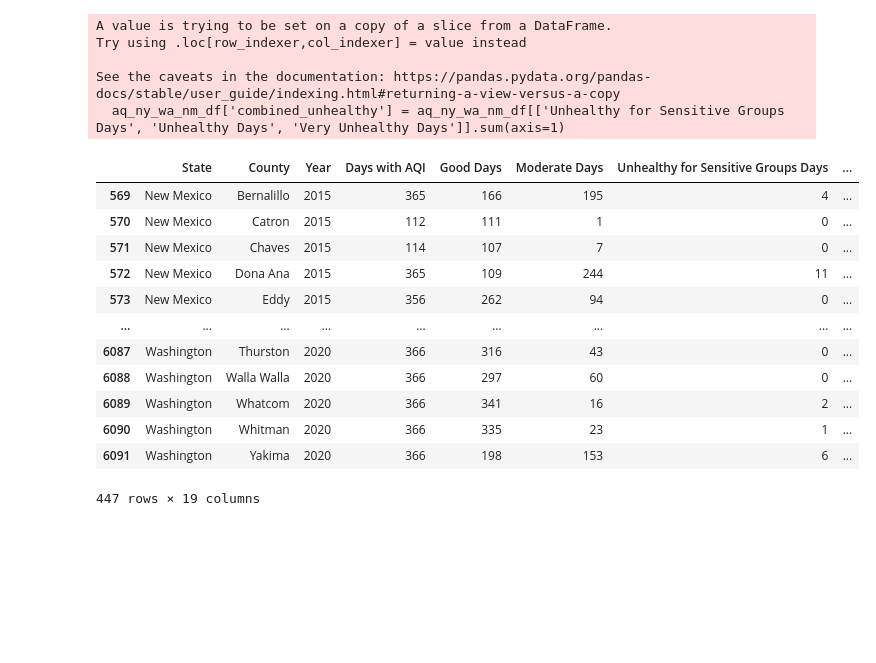
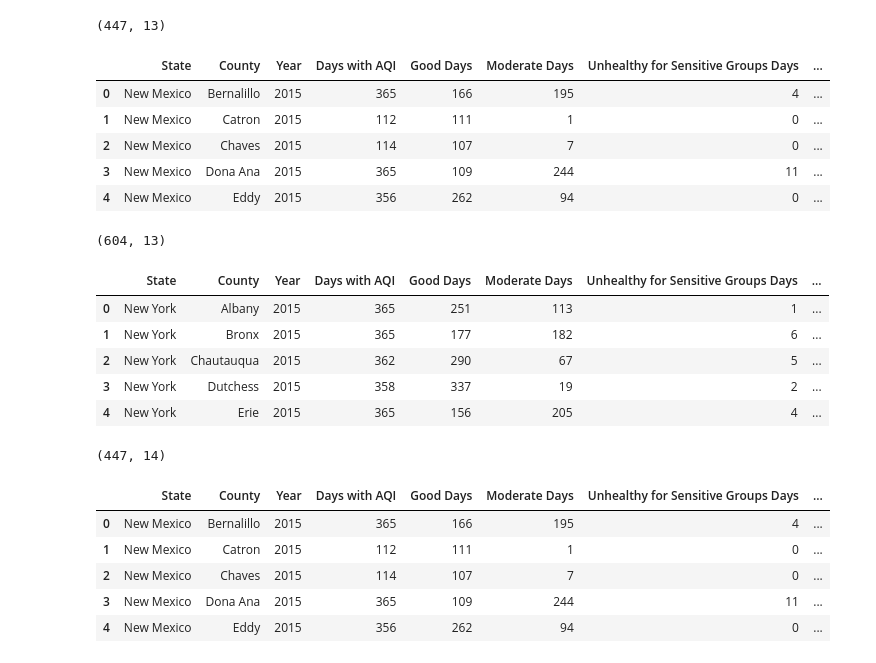
Before and after one commit to harrismhurley/python_project_1, a Jupyter notebook: main.ipynb, the cells around one changed output. Saved outputs shown, nothing was run; the diff lists cells and outputs as text; code cells hidden in the pictures; blank space fills up the shorter version.

```diff
--- a/main.ipynb
+++ b/main.ipynb
@@ -22,7 +22,8 @@ from pathlib import Path
 import seaborn as sns
 import matplotlib.pyplot as plt
 # %%
-# Read in Air Quality data
-aq_df = pd.read_csv('/content/county_annual_aqi.csv')
-aq_df
+# Read in Air Quality data by county
+aqi_county_2015_2020_df = pd.read_csv('/content/county_annual_aqi.csv')
+display(aqi_county_2015_2020_df.shape)
+display(aqi_county_2015_2020_df.head())
 # %% [output]
@@ -135,0 +145,6 @@ aq_ny_wa_nm_df
+# %%
+# Narrow the AQI by county data to Washington, New York, and New Mexico
+aqi_county_WA_NY_NM_df = aqi_county_2015_2020_df.loc[(aqi_county_2015_2020_df['State'] == 'New York') | (aqi_county_2015_2020_df['State'] == 'Washington') | (aqi_county_2015_2020_df['State'] == 'New Mexico')]
+aqi_county_WA_NY_NM_df.reset_index(drop=True, inplace=True)
+display(aqi_county_WA_NY_NM_df.shape)
+display(aqi_county_WA_NY_NM_df.head())
@@ -164,22 +176,38 @@ memory usage: 62.9+ KB
+# %%
+# Remove unwanted columns
+aqi_county_WA_NY_NM_df = aqi_county_WA_NY_NM_df.drop(columns=['Days CO', 'Days NO2', 'Days Ozone', 'Days PM2.5', 'Days PM10'], axis=1)
+display(aqi_county_WA_NY_NM_df.shape)
+display(aqi_county_WA_NY_NM_df.head())
+# %% [output]
+(447, 13)
+|  | State | County | Year | Days with AQI | Good Days | Moderate Days | Unhealthy for Sensitive Groups Days | ... |
+| 0 | New Mexico | Bernalillo | 2015 | 365 | 166 | 195 | 4 | ... |
+| 1 | New Mexico | Catron | 2015 | 112 | 111 | 1 | 0 | ... |
+| 2 | New Mexico | Chaves | 2015 | 114 | 107 | 7 | 0 | ... |
+| 3 | New Mexico | Dona Ana | 2015 | 365 | 109 | 244 | 11 | ... |
+| 4 | New Mexico | Eddy | 2015 | 356 | 262 | 94 | 0 | ... |
+# %%
+# Remove unwanted columns
+aqi_county_WA_NY_TX_df = aqi_county_WA_NY_TX_df.drop(columns=['Days CO', 'Days NO2', 'Days Ozone', 'Days PM2.5', 'Days PM10'], axis=1)
+display(aqi_county_WA_NY_TX_df.shape)
+display(aqi_county_WA_NY_TX_df.head())
+# %% [output]
+(604, 13)
+|  | State | County | Year | Days with AQI | Good Days | Moderate Days | Unhealthy for Sensitive Groups Days | ... |
+| 0 | New York | Albany | 2015 | 365 | 251 | 113 | 1 | ... |
+| 1 | New York | Bronx | 2015 | 365 | 177 | 182 | 6 | ... |
+| 2 | New York | Chautauqua | 2015 | 362 | 290 | 67 | 5 | ... |
+| 3 | New York | Dutchess | 2015 | 358 | 337 | 19 | 2 | ... |
+| 4 | New York | Erie | 2015 | 365 | 156 | 205 | 4 | ... |
 # %%
-aq_ny_wa_nm_df['combined_unhealthy'] = aq_ny_wa_nm_df[['Unhealthy for Sensitive Groups Days', 'Unhealthy Days', 'Very Unhealthy Days']].sum(axis=1)
-aq_ny_wa_nm_df
+aqi_county_WA_NY_NM_df['combined unhealthy days'] = aqi_county_WA_NY_NM_df[['Unhealthy for Sensitive Groups Days', 'Unhealthy Days', 'Very Unhealthy Days']].sum(axis=1)
+display(aqi_county_WA_NY_NM_df.shape)
+display(aqi_county_WA_NY_NM_df.head())
 # %% [output]
-A value is trying to be set on a copy of a slice from a DataFrame.
-Try using .loc[row_indexer,col_indexer] = value instead
-
-See the caveats in the documentation: https://pandas.pydata.org/pandas-docs/stable/user_guide/indexing.html#returning-a-view-versus-a-copy
-  aq_ny_wa_nm_df['combined_unhealthy'] = aq_ny_wa_nm_df[['Unhealthy for Sensitive Groups Days', 'Unhealthy Days', 'Very Unhealthy Days']].sum(axis=1)
+(447, 14)
 |  | State | County | Year | Days with AQI | Good Days | Moderate Days | Unhealthy for Sensitive Groups Days | ... |
-| 569 | New Mexico | Bernalillo | 2015 | 365 | 166 | 195 | 4 | ... |
-| 570 | New Mexico | Catron | 2015 | 112 | 111 | 1 | 0 | ... |
-| 571 | New Mexico | Chaves | 2015 | 114 | 107 | 7 | 0 | ... |
-| 572 | New Mexico | Dona Ana | 2015 | 365 | 109 | 244 | 11 | ... |
-| 573 | New Mexico | Eddy | 2015 | 356 | 262 | 94 | 0 | ... |
-| ... | ... | ... | ... | ... | ... | ... | ... | ... |
-| 6087 | Washington | Thurston | 2020 | 366 | 316 | 43 | 0 | ... |
-| 6088 | Washington | Walla Walla | 2020 | 366 | 297 | 60 | 0 | ... |
-| 6089 | Washington | Whatcom | 2020 | 366 | 341 | 16 | 2 | ... |
-| 6090 | Washington | Whitman | 2020 | 366 | 335 | 23 | 1 | ... |
-| 6091 | Washington | Yakima | 2020 | 366 | 198 | 153 | 6 | ... |
+| 0 | New Mexico | Bernalillo | 2015 | 365 | 166 | 195 | 4 | ... |
+| 1 | New Mexico | Catron | 2015 | 112 | 111 | 1 | 0 | ... |
+| 2 | New Mexico | Chaves | 2015 | 114 | 107 | 7 | 0 | ... |
+| 3 | New Mexico | Dona Ana | 2015 | 365 | 109 | 244 | 11 | ... |
+| 4 | New Mexico | Eddy | 2015 | 356 | 262 | 94 | 0 | ... |
-447 rows × 19 columns
```
Also changed, not shown: parts of 24 cells of this notebook.
